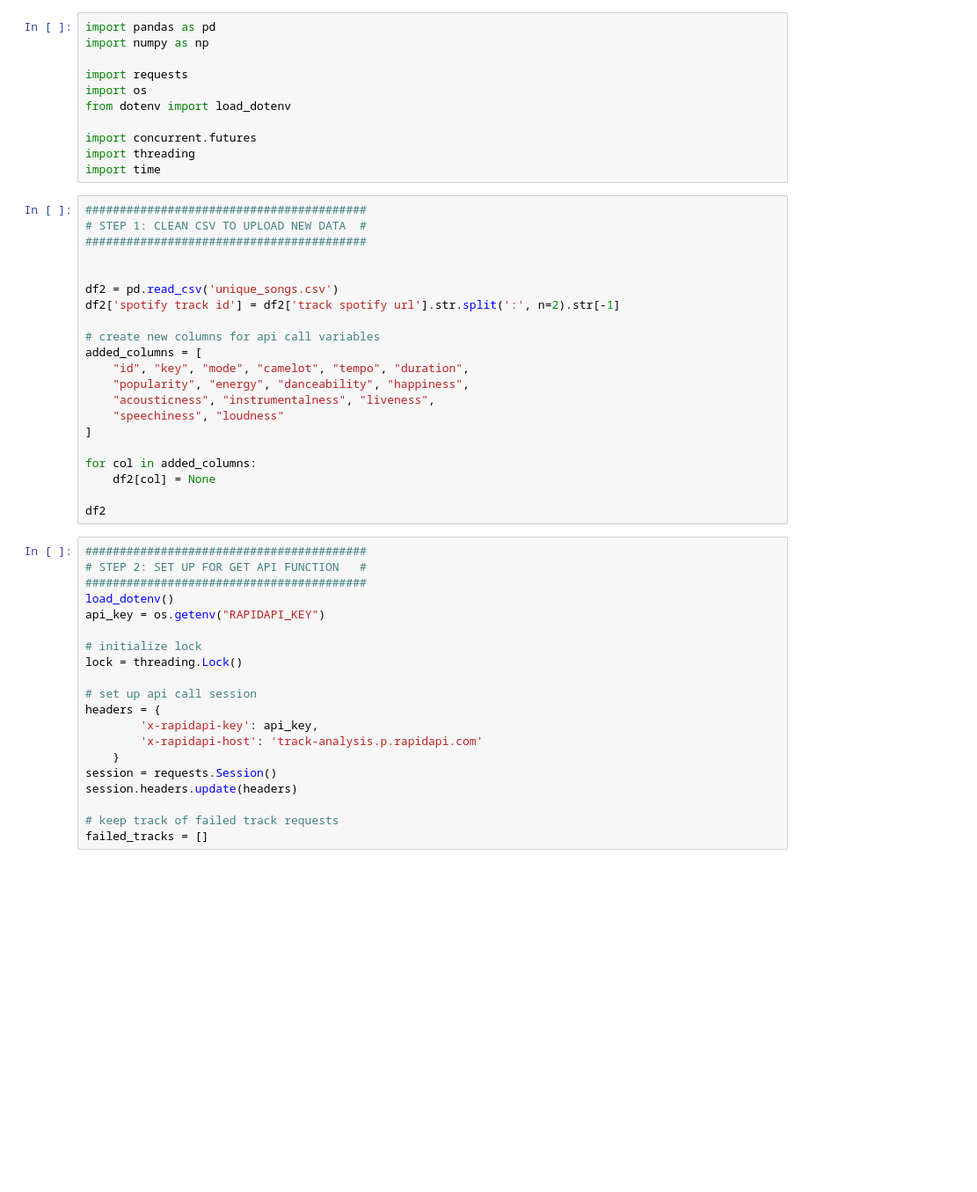
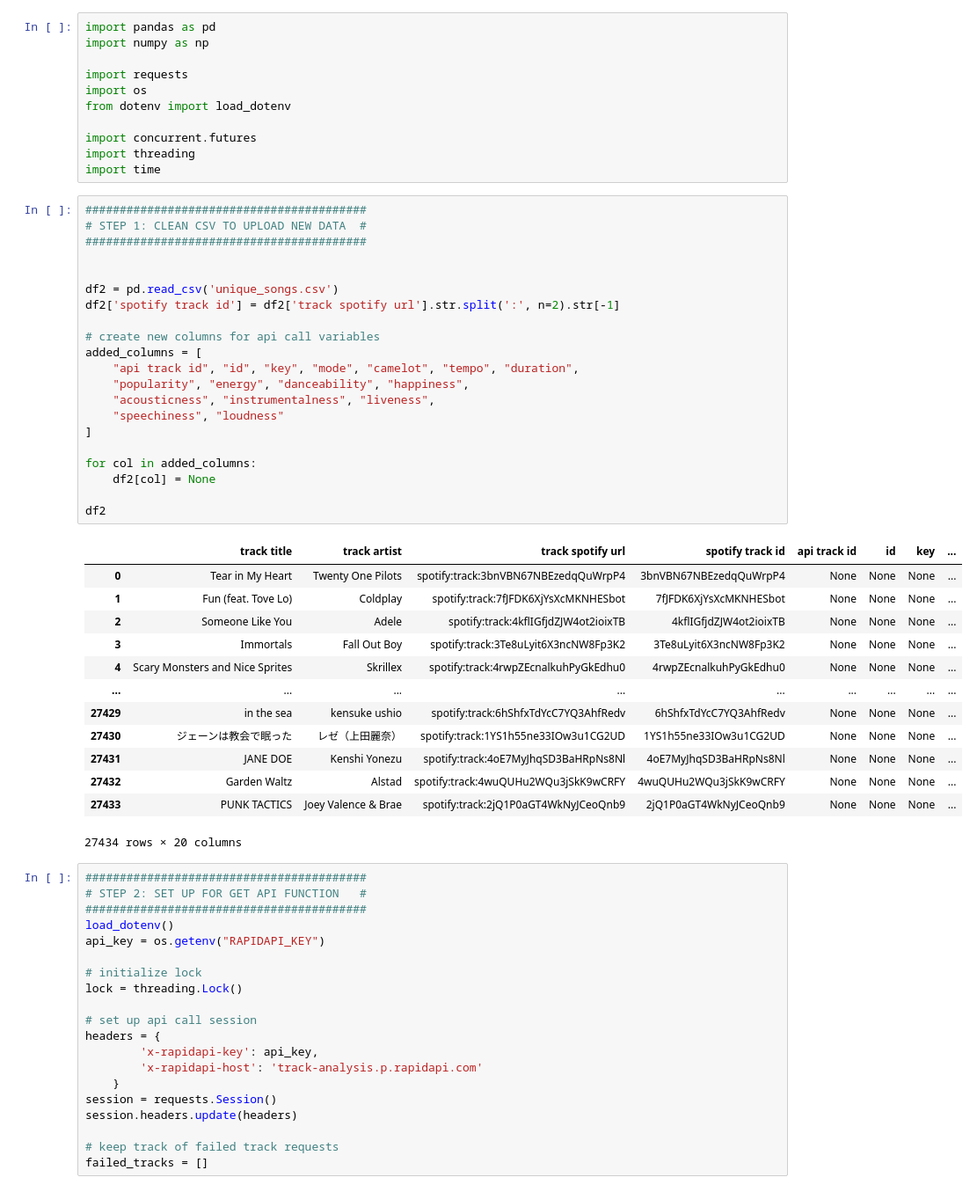
Before and after one commit to stujie/spotify_data_analysis, a Jupyter notebook: 6_data_collection.ipynb, the cells around one changed output. Shown at 88% size. Saved outputs shown, nothing was run; the diff lists cells and outputs as text; blank space fills up the shorter version.

```diff
--- a/6_data_collection.ipynb
+++ b/6_data_collection.ipynb
@@ -12,24 +12,38 @@ import time
 # %%
 #########################################
 # STEP 1: CLEAN CSV TO UPLOAD NEW DATA  #
 #########################################
 
 
 df2 = pd.read_csv('unique_songs.csv')
 df2['spotify track id'] = df2['track spotify url'].str.split(':', n=2).str[-1]
 
 # create new columns for api call variables
 added_columns = [
-    "id", "key", "mode", "camelot", "tempo", "duration",
+    "api track id", "id", "key", "mode", "camelot", "tempo", "duration",
     "popularity", "energy", "danceability", "happiness",
     "acousticness", "instrumentalness", "liveness",
     "speechiness", "loudness"
 ]
 
 for col in added_columns:
     df2[col] = None
 
 df2
+# %% [output]
+|  | track title | track artist | track spotify url | spotify track id | api track id | id | key | ... |
+| 0 | Tear in My Heart | Twenty One Pilots | spotify:track:3bnVBN67NBEzedqQuWrpP4 | 3bnVBN67NBEzedqQuWrpP4 | None | None | None | ... |
+| 1 | Fun (feat. Tove Lo) | Coldplay | spotify:track:7fJFDK6XjYsXcMKNHESbot | 7fJFDK6XjYsXcMKNHESbot | None | None | None | ... |
+| 2 | Someone Like You | Adele | spotify:track:4kflIGfjdZJW4ot2ioixTB | 4kflIGfjdZJW4ot2ioixTB | None | None | None | ... |
+| 3 | Immortals | Fall Out Boy | spotify:track:3Te8uLyit6X3ncNW8Fp3K2 | 3Te8uLyit6X3ncNW8Fp3K2 | None | None | None | ... |
+| 4 | Scary Monsters and Nice Sprites | Skrillex | spotify:track:4rwpZEcnalkuhPyGkEdhu0 | 4rwpZEcnalkuhPyGkEdhu0 | None | None | None | ... |
+| ... | ... | ... | ... | ... | ... | ... | ... | ... |
+| 27429 | in the sea | kensuke ushio | spotify:track:6hShfxTdYcC7YQ3AhfRedv | 6hShfxTdYcC7YQ3AhfRedv | None | None | None | ... |
+| 27430 | ジェーンは教会で眠った | レゼ（上田麗奈） | spotify:track:1YS1h55ne33IOw3u1CG2UD | 1YS1h55ne33IOw3u1CG2UD | None | None | None | ... |
+| 27431 | JANE DOE | Kenshi Yonezu | spotify:track:4oE7MyJhqSD3BaHRpNs8Nl | 4oE7MyJhqSD3BaHRpNs8Nl | None | None | None | ... |
+| 27432 | Garden Waltz | Alstad | spotify:track:4wuQUHu2WQu3jSkK9wCRFY | 4wuQUHu2WQu3jSkK9wCRFY | None | None | None | ... |
+| 27433 | PUNK TACTICS | Joey Valence & Brae | spotify:track:2jQ1P0aGT4WkNyJCeoQnb9 | 2jQ1P0aGT4WkNyJCeoQnb9 | None | None | None | ... |
+27434 rows × 20 columns
 # %%
 #########################################
 # STEP 2: SET UP FOR GET API FUNCTION   #
```
Also changed, not shown: parts of 4 cells of this notebook.
